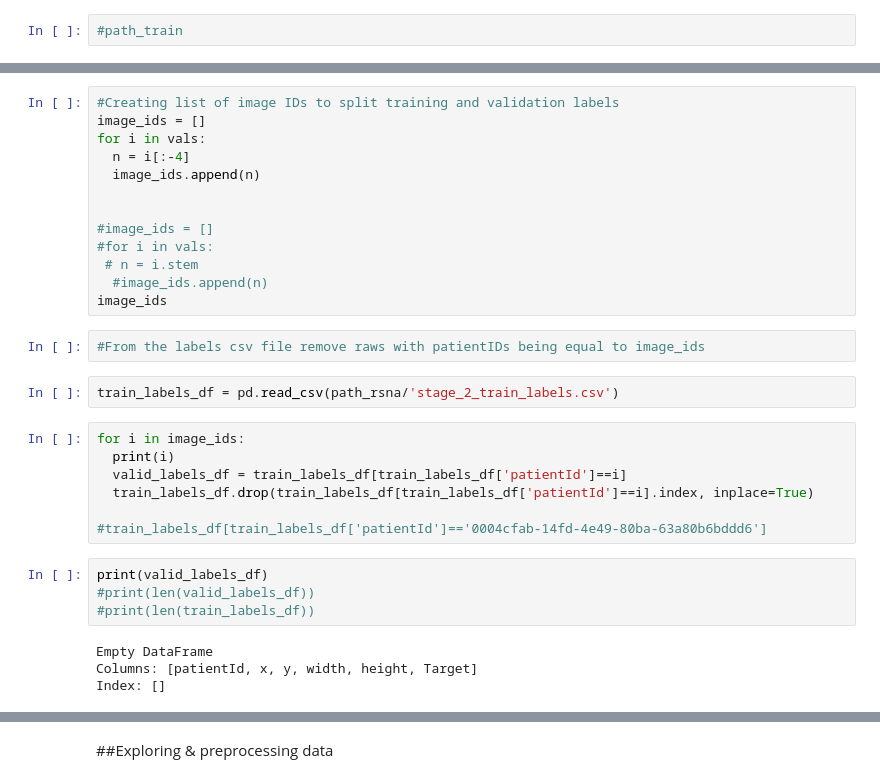
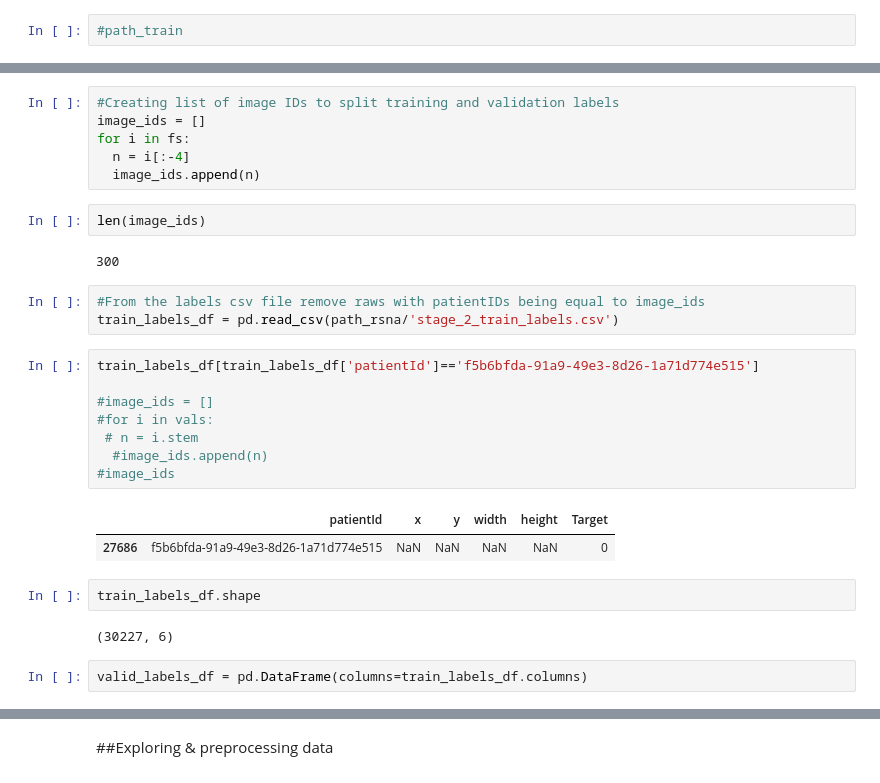
Before and after one commit to GrueneKatze/AI-for-Medicine-Coursera, a Jupyter notebook: Pneumonia_detection_with_FastAI.ipynb, the cells around one changed output, grey strips where cells are left out. Cells and saved outputs as stored; diff of their text form.

```diff
--- a/Pneumonia_detection_with_FastAI.ipynb
+++ b/Pneumonia_detection_with_FastAI.ipynb
@@ -139,32 +136,30 @@ len(fnames)
 # %%
 #Creating list of image IDs to split training and validation labels
 image_ids = []
-for i in vals:
+for i in fs:
   n = i[:-4]
   image_ids.append(n)
-
-
-#image_ids = []
-#for i in vals:
- # n = i.stem
-  #image_ids.append(n)
-image_ids
+# %%
+len(image_ids)
+# %% [output]
+300
 # %%
 #From the labels csv file remove raws with patientIDs being equal to image_ids
+train_labels_df = pd.read_csv(path_rsna/'stage_2_train_labels.csv')
-# %%
-train_labels_df = pd.read_csv(path_rsna/'stage_2_train_labels.csv')
-# %%
-for i in image_ids:
-  print(i)
-  valid_labels_df = train_labels_df[train_labels_df['patientId']==i]
-  train_labels_df.drop(train_labels_df[train_labels_df['patientId']==i].index, inplace=True)
-
-#train_labels_df[train_labels_df['patientId']=='0004cfab-14fd-4e49-80ba-63a80b6bddd6']
-# %%
-print(valid_labels_df)
-#print(len(valid_labels_df))
-#print(len(train_labels_df))
-# %% [output]
-Empty DataFrame
-Columns: [patientId, x, y, width, height, Target]
-Index: []
+# %%
+train_labels_df[train_labels_df['patientId']=='f5b6bfda-91a9-49e3-8d26-1a71d774e515']
+
+#image_ids = []
+#for i in vals:
+ # n = i.stem
+  #image_ids.append(n)
+#image_ids
+# %% [output]
+|  | patientId | x | y | width | height | Target |
+| 27686 | f5b6bfda-91a9-49e3-8d26-1a71d774e515 | NaN | NaN | NaN | NaN | 0 |
+# %%
+train_labels_df.shape
+# %% [output]
+(30227, 6)
+# %%
+valid_labels_df = pd.DataFrame(columns=train_labels_df.columns)
```
Also changed, not shown: parts of 34 cells of this notebook.
